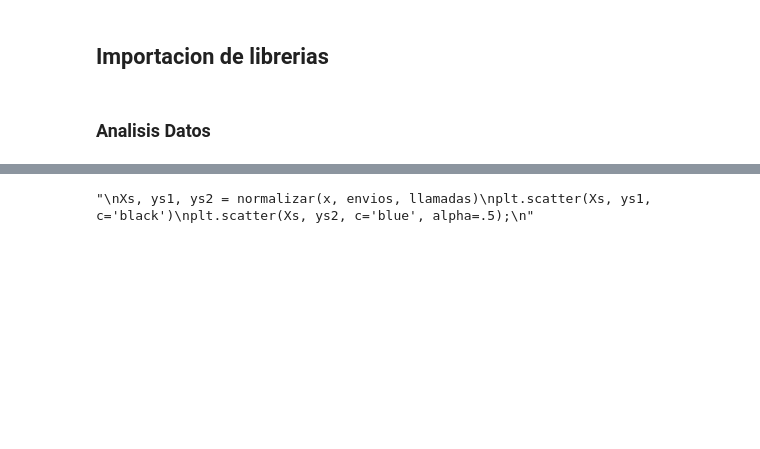
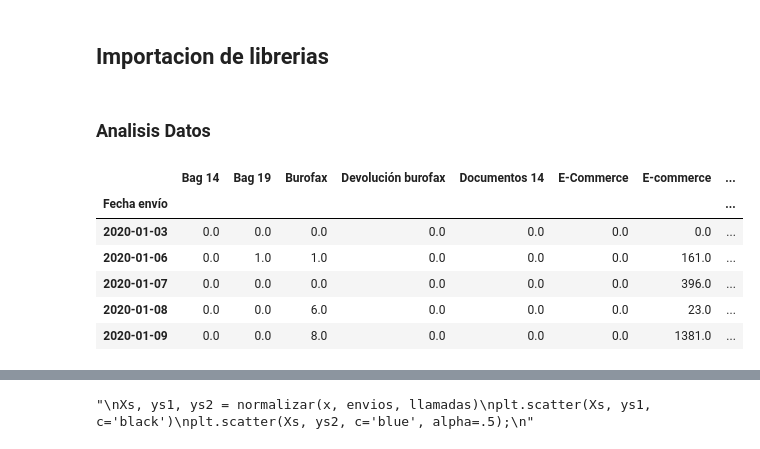
Before and after one commit to toniet/TFG, a Jupyter notebook: 3_newAnalisisData.ipynb, the cells around one changed output, grey strips where cells are left out. Saved outputs shown, nothing was run; the diff lists cells and outputs as text; code cells hidden in the pictures; blank space fills up the shorter version.

```diff
--- a/3_newAnalisisData.ipynb
+++ b/3_newAnalisisData.ipynb
@@ -20,5 +21,15 @@ df_Envios['Envios'] = df_Envios.iloc[:,[5]].sum(axis=1)
 #df_Envios['Envios'] = df_Envios.iloc[:,[2,3,5]].sum(axis=1)
 #df_Envios['Envios'] = df_Envios.iloc[:,0:7].sum(axis=1)
+# %%
+df_Envios.head()
+# %% [output]
+|  | Bag 14 | Bag 19 | Burofax | Devolución burofax | Documentos 14 | E-Commerce | E-commerce | ... |
+| Fecha envío |  |  |  |  |  |  |  | ... |
+| 2020-01-03 | 0.0 | 0.0 | 0.0 | 0.0 | 0.0 | 0.0 | 0.0 | ... |
+| 2020-01-06 | 0.0 | 1.0 | 1.0 | 0.0 | 0.0 | 0.0 | 161.0 | ... |
+| 2020-01-07 | 0.0 | 0.0 | 0.0 | 0.0 | 0.0 | 0.0 | 396.0 | ... |
+| 2020-01-08 | 0.0 | 0.0 | 6.0 | 0.0 | 0.0 | 0.0 | 23.0 | ... |
+| 2020-01-09 | 0.0 | 0.0 | 8.0 | 0.0 | 0.0 | 0.0 | 1381.0 | ... |
 # %%
 df_explore = pd.concat([df_Envios, df_Call], axis=1).reset_index()
 df_explore.dropna(inplace=True)
```
Also changed, not shown: parts of 8 cells of this notebook, 4 other files.
